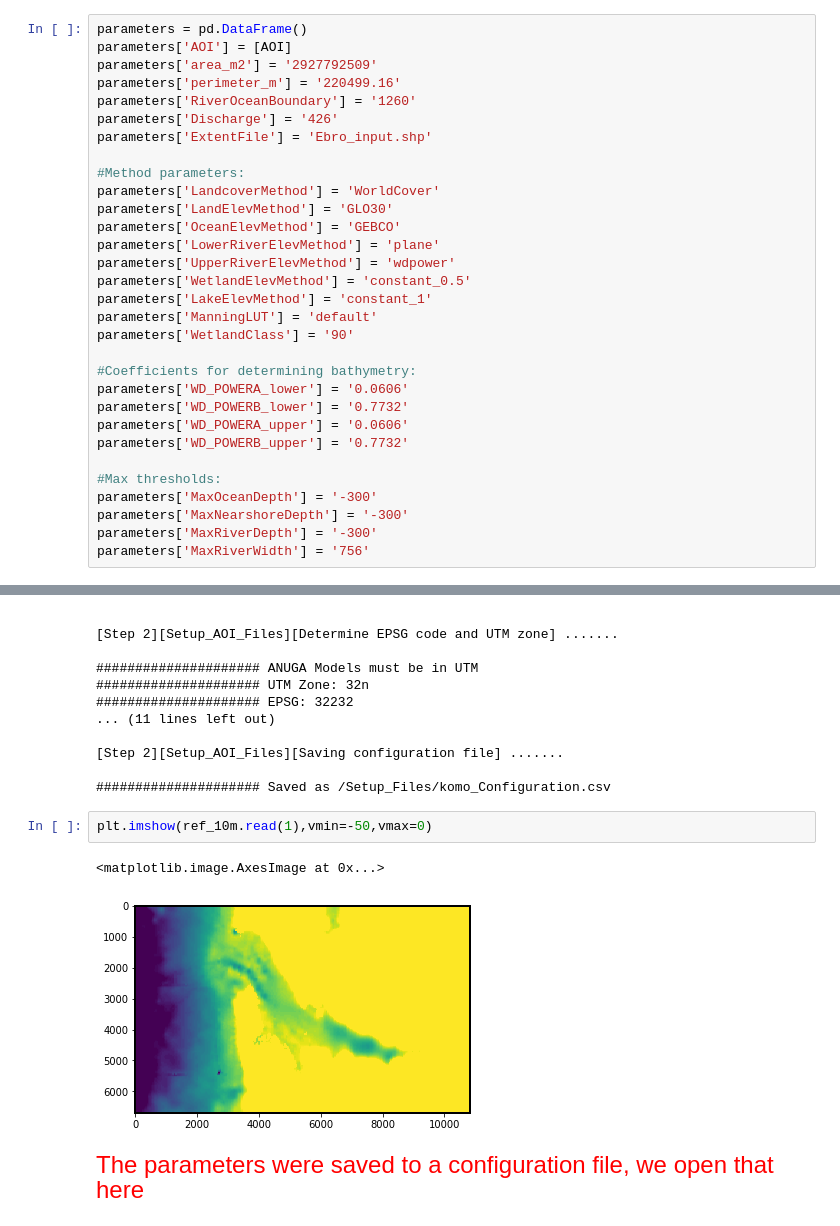
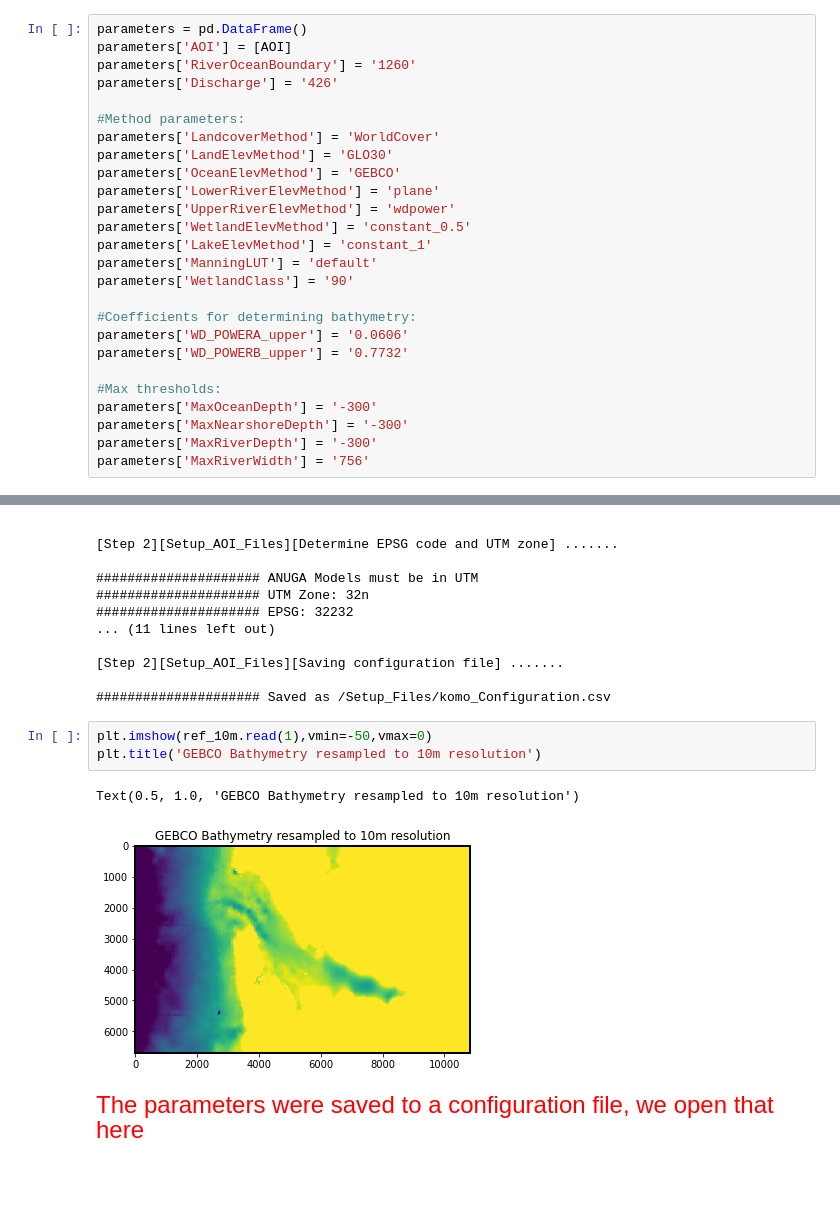
Before and after one commit to achri19/komo_estuary_tutorial, a Jupyter notebook: 2_Setup_DEM.ipynb, the cells around one changed output, grey strips where cells are left out. Drawn from its saved outputs; the diff is of its cells as text; blank space fills up the shorter version.

```diff
--- a/2_Setup_DEM.ipynb
+++ b/2_Setup_DEM.ipynb
@@ -152,11 +151,8 @@ Resolution of this setup is 30m
 # %%
 parameters = pd.DataFrame()
 parameters['AOI'] = [AOI]
-parameters['area_m2'] = '2927792509'
-parameters['perimeter_m'] = '220499.16'
 parameters['RiverOceanBoundary'] = '1260'
 parameters['Discharge'] = '426'
-parameters['ExtentFile'] = 'Ebro_input.shp'
 
 #Method parameters:
 parameters['LandcoverMethod'] = 'WorldCover'
@@ -170,8 +166,6 @@ parameters['ManningLUT'] = 'default'
 parameters['WetlandClass'] = '90'
 
 #Coefficients for determining bathymetry:
-parameters['WD_POWERA_lower'] = '0.0606'
-parameters['WD_POWERB_lower'] = '0.7732'
 parameters['WD_POWERA_upper'] = '0.0606'
 parameters['WD_POWERB_upper'] = '0.7732'
 
@@ -202,9 +196,10 @@ The input shapefile is not in the correction projection (EPSG 4326), reprojectin
 ##################### Saved as /Setup_Files/komo_Configuration.csv
 # %%
 plt.imshow(ref_10m.read(1),vmin=-50,vmax=0)
+plt.title('GEBCO Bathymetry resampled to 10m resolution')
 # %% [output]
-<matplotlib.image.AxesImage at 0x...>
+Text(0.5, 1.0, 'GEBCO Bathymetry resampled to 10m resolution')
-[figure, old version]
+[figure, new version]
 # %% [markdown]
 <font size='5' color = 'red' > The parameters were saved to a configuration file, we open that here </font>
 # %%
```
Also changed, not shown: parts of 22 cells of this notebook.
